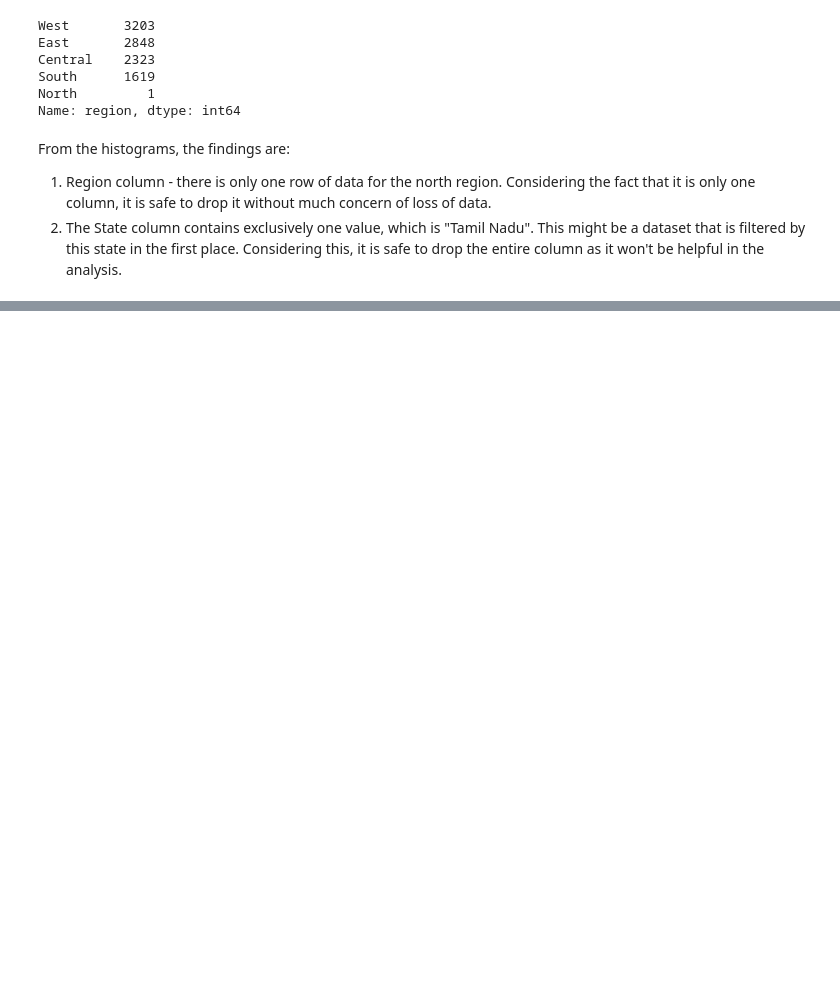
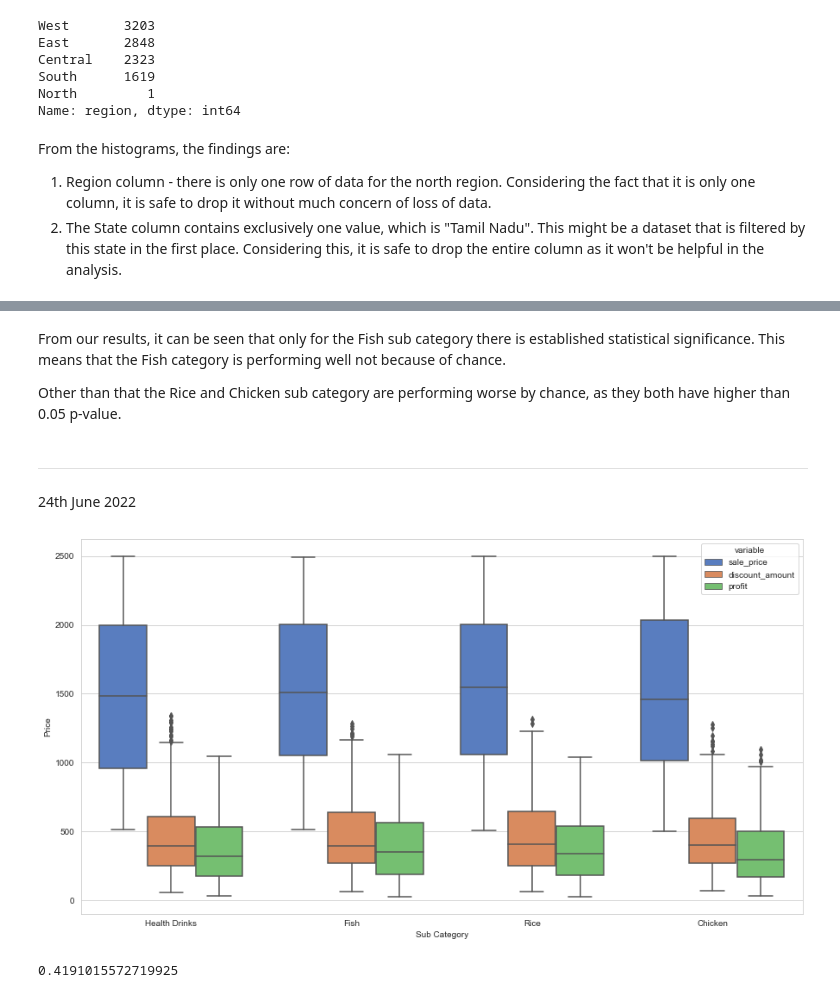
Before and after one commit to edwarsgts/DataAnalysisPortfolio, a Jupyter notebook: Supermarket Retails EDA/Main.ipynb, the cells around one changed output, grey strips where cells are left out. Saved outputs shown, nothing was run; the diff lists cells and outputs as text; code cells hidden in the pictures; blank space fills up the shorter version.

```diff
--- a/Supermarket Retails EDA/Main.ipynb
+++ b/Supermarket Retails EDA/Main.ipynb
@@ -140,7 +160,7 @@ From the histograms, the findings are:
 2. The State column contains exclusively one value, which is "Tamil Nadu". This might be a dataset that is filtered by this state in the first place. Considering this, it is safe to drop the entire column as it won't be helpful in the analysis.
 # %%
 # Removing the state column
-sgs = sgs.drop(columns=['state']).copy()
+sgs = raw_sgs.drop(columns=['state']).copy()
 
 # Removing the row of data that contains region == North
 index_to_remove = sgs[sgs.region == 'North'].index.values
@@ -173,0 +205,4 @@ categorical_columns
+# %%
+sgs['original_price'] = sgs['sale_price']/(1- sgs['discount'])
+sgs['discount_amount'] = sgs['original_price'] - sgs['sale_price']
+sgs.head()
@@ -217,0 +365,3 @@ summary_by_category
+# %%
+sgs_focus = sgs[sgs.sub_category.isin(['Health Drinks','Fish','Rice','Chicken'])]
+sgs_focus_summary = sgs_groupedby_sub_category[sgs_groupedby_sub_category.sub_category.isin(['Health Drinks','Fish','Rice','Chicken'])]
@@ -217,0 +442,23 @@ summary_by_category
+# %% [markdown]
+From our results, it can be seen that only for the Fish sub category there is established statistical significance. This means that the Fish category is performing well not because of chance.
+
+Other than that the Rice and Chicken sub category are performing worse by chance, as they both have higher than 0.05 p-value.
+# %% [markdown]
+---
+24th June 2022
+# %%
+sgs_focus_long = pd.melt(sgs_focus,id_vars='sub_category',value_vars=['sale_price','discount_amount','profit'])
+# %%
+plt.figure(figsize=(15,8))
+
+sns.boxplot(data=sgs_focus_long, x='sub_category', y='value', hue='variable', order=['Health Drinks', 'Fish', 'Rice', 'Chicken'])
+plt.xlabel('Sub Category')
+plt.ylabel('Price')
+
+plt.show()
+# %% [output]
+[figure, added]
+# %%
+sgs_focus['discount_amount'].corr(sgs_focus['profit'])
+# %% [output]
+0.4191015572719925
```
Also changed, not shown: parts of 49 cells of this notebook, 1 other file.
